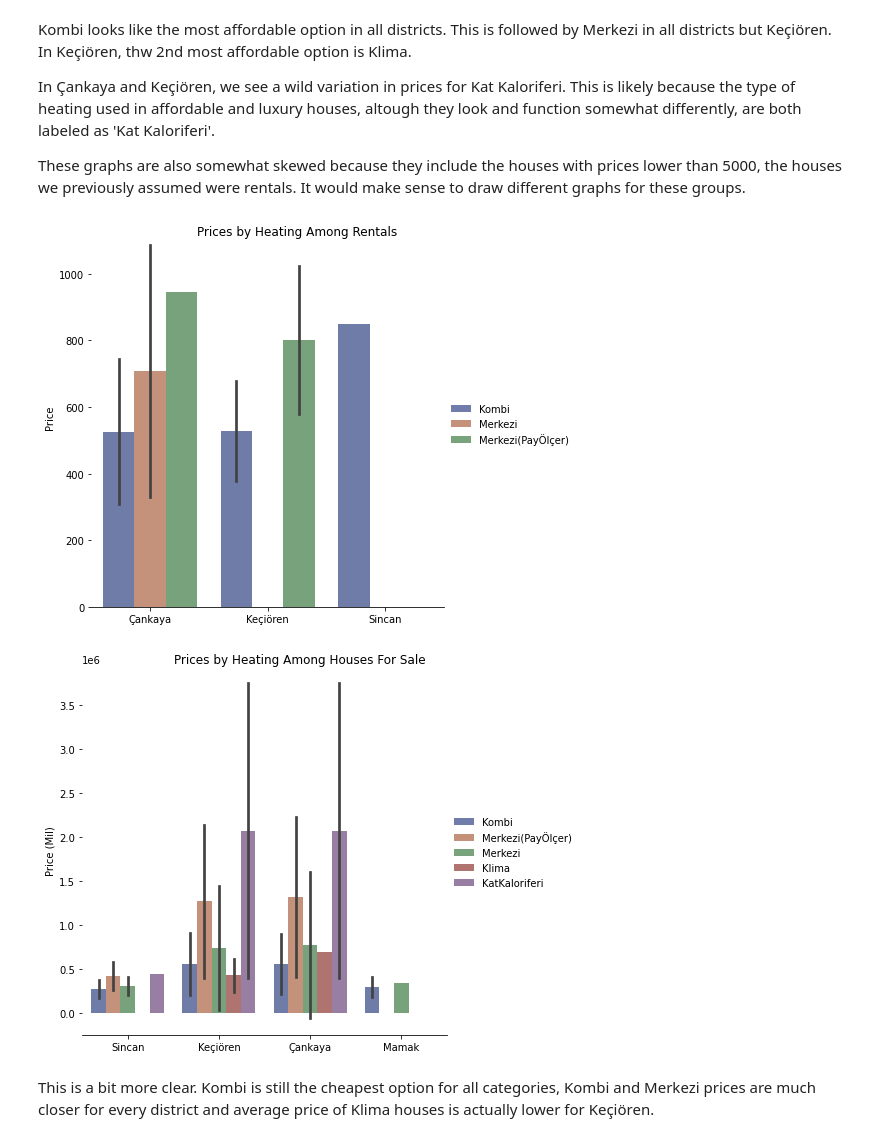
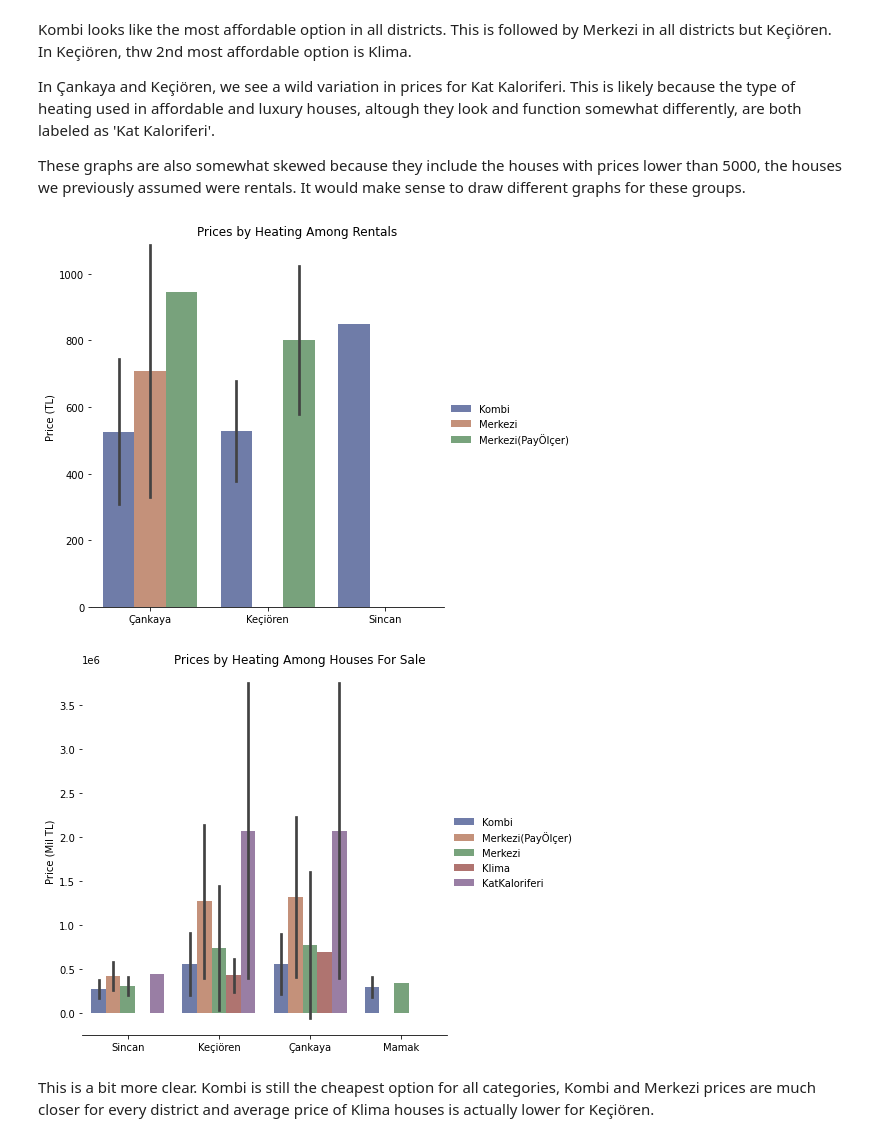
Before and after one commit to mtaylansahin/Preprocessing-Exploration-of-Turkish-Housing-Data, a Jupyter notebook: Preprocessing_and_Exploration.ipynb, the cells around one changed output. Cells and saved outputs as stored; diff of their text form; code cells hidden in the pictures.

```diff
--- a/Preprocessing_and_Exploration.ipynb
+++ b/Preprocessing_and_Exploration.ipynb
@@ -494,32 +538,32 @@ These graphs are also somewhat skewed because they include the houses with price
 # %%
 df_rental = df_copy.loc[df_copy.fiyat < 5000].sort_values('fiyat')
 df_sale = df_copy.loc[df_copy.fiyat >= 5000].sort_values('fiyat')
 
 # Draw a nested barplot by species and sex
 
 g = sns.catplot(
     data=df_rental, kind="bar",
     x="ilce", y="fiyat", hue="isinma_tipi",
     ci="sd", palette="dark", alpha=.6, height=6
 )
 g.despine(left=True)
-g.set_axis_labels("", "Price")
+g.set_axis_labels("", "Price (TL)")
 g.fig.suptitle('Prices by Heating Among Rentals')
 g.legend.set_title("")
 plt.show()
 
 g = sns.catplot(
     data=df_sale, kind="bar",
     x="ilce", y="fiyat", hue="isinma_tipi",
     ci="sd", palette="dark", alpha=.6, height=6
 )
 g.despine(left=True)
-g.set_axis_labels("", "Price (Mil)")
+g.set_axis_labels("", "Price (Mil TL)")
 g.fig.suptitle('Prices by Heating Among Houses For Sale')
 g.legend.set_title("")
 plt.show()
 # %% [output]
-[figure, old version]
+[figure, new version]
-[figure, old version]
+[figure, new version]
 # %% [markdown]
 This is a bit more clear. Kombi is still the cheapest option for all categories, Kombi and Merkezi prices are much closer for every district and average price of Klima houses is actually lower for Keçiören.
```
Also changed, not shown: parts of 8 cells of this notebook.
